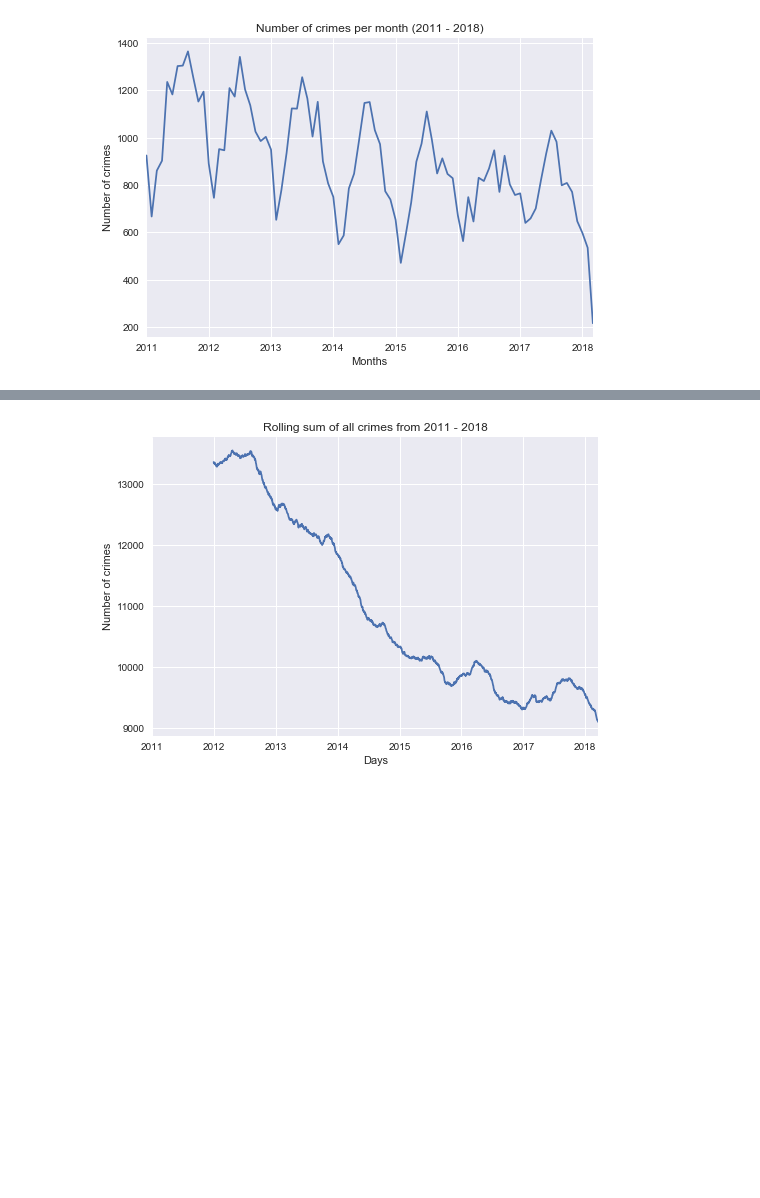
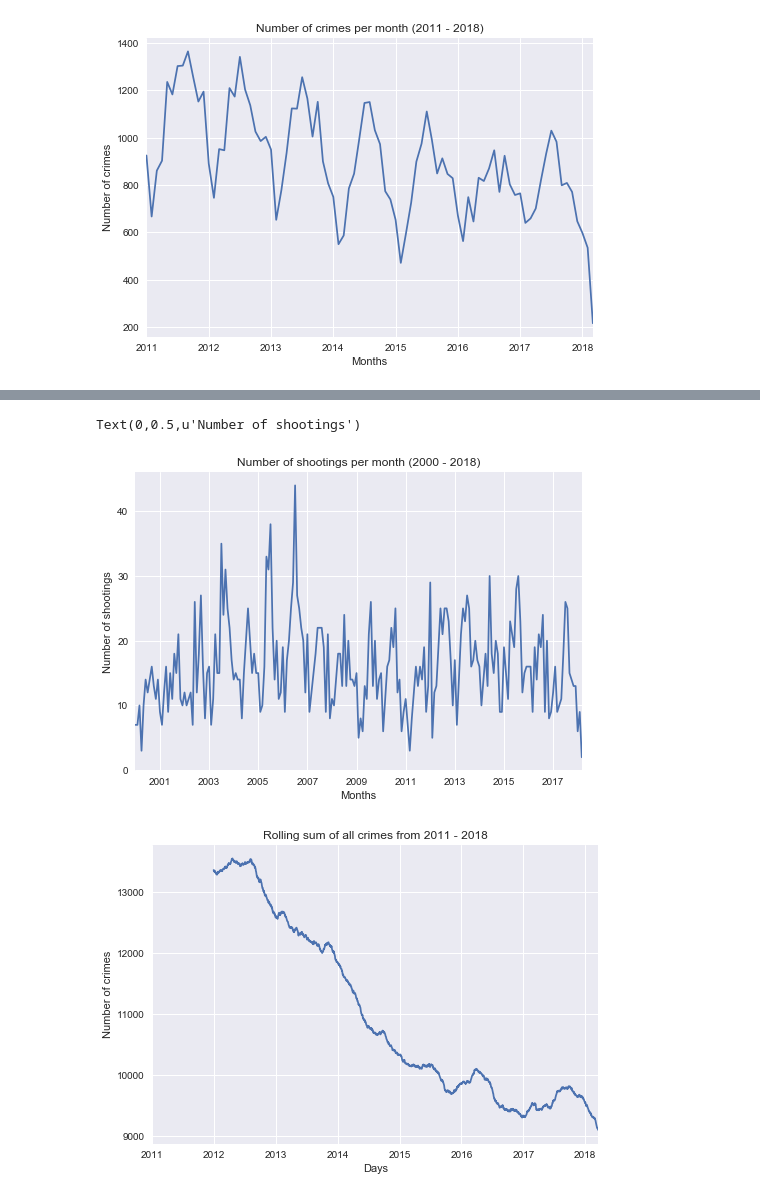
Before and after one commit to binshuangli/UPSTAT2018_RPDdata, a Jupyter notebook: EDA-extended.ipynb, the cells around one changed output, grey strips where cells are left out. Drawn from its saved outputs; the diff is of its cells as text; code cells hidden in the pictures; blank space fills up the shorter version.

```diff
--- a/EDA-extended.ipynb
+++ b/EDA-extended.ipynb
@@ -44,0 +43,2 @@ homicide_data.describe()
+# %%
+shooting_data.pdOccurredDate=pd.to_datetime(shooting_data.Occurred_Date)
@@ -64,3 +71,5 @@ all_crime_data.shape
 (78268, 40)
 # %%
 all_crime_data.index=pd.DatetimeIndex(all_crime_data.pdOccurredFrom_time)
+# %%
+shooting_data.index=pd.DatetimeIndex(shooting_data.pdOccurredDate)
@@ -75,3 +107,11 @@ Text(0,0.5,u'Number of crimes')
+# %%
+shooting_data.resample('M').size().plot(legend=False)
+plt.title('Number of shootings per month (2000 - 2018)')
+plt.xlabel('Months')
+plt.ylabel('Number of shootings')
+# %% [output]
+Text(0,0.5,u'Number of shootings')
+[figure, added]
 # %%
 #The idea is, for each day, we calculate the sum of crimes of the past year.
 #If this rolling sum is decreasing, then we know for sure that crime rates have been decreasing during that year.
```
Also changed, not shown: parts of 13 cells of this notebook.
